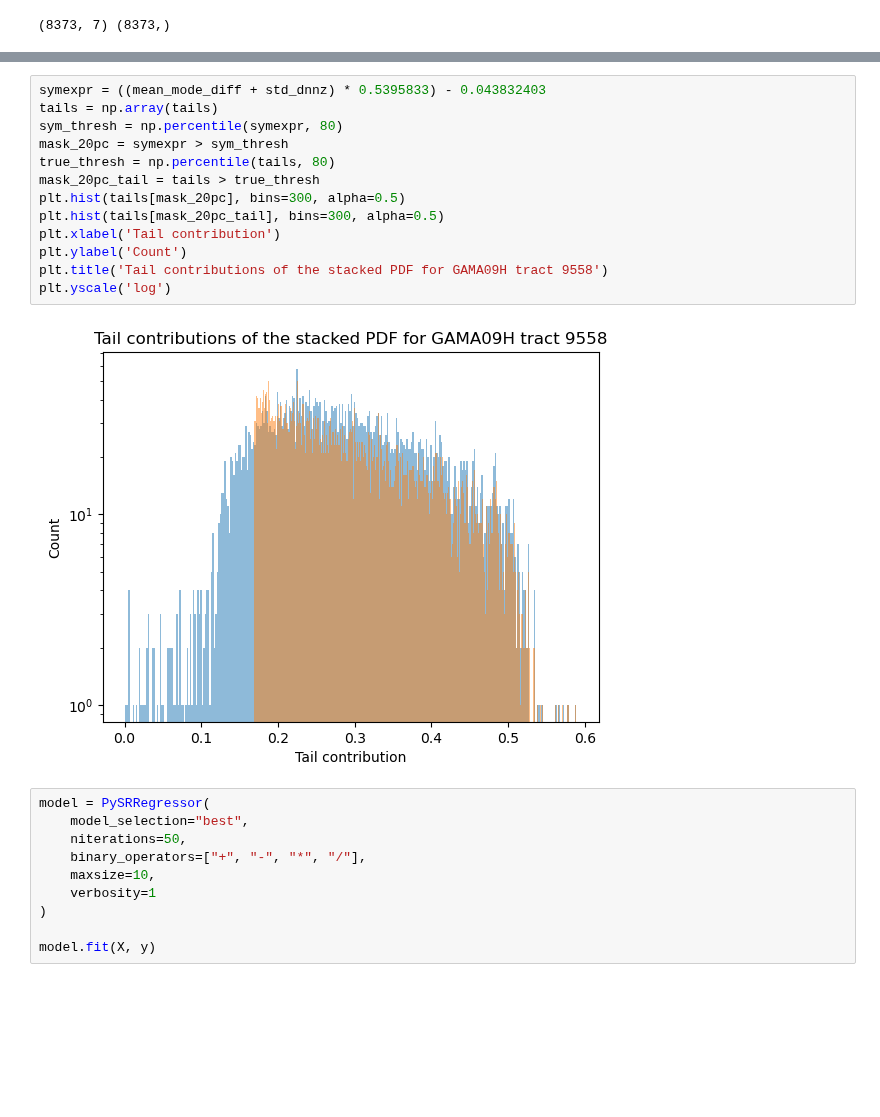
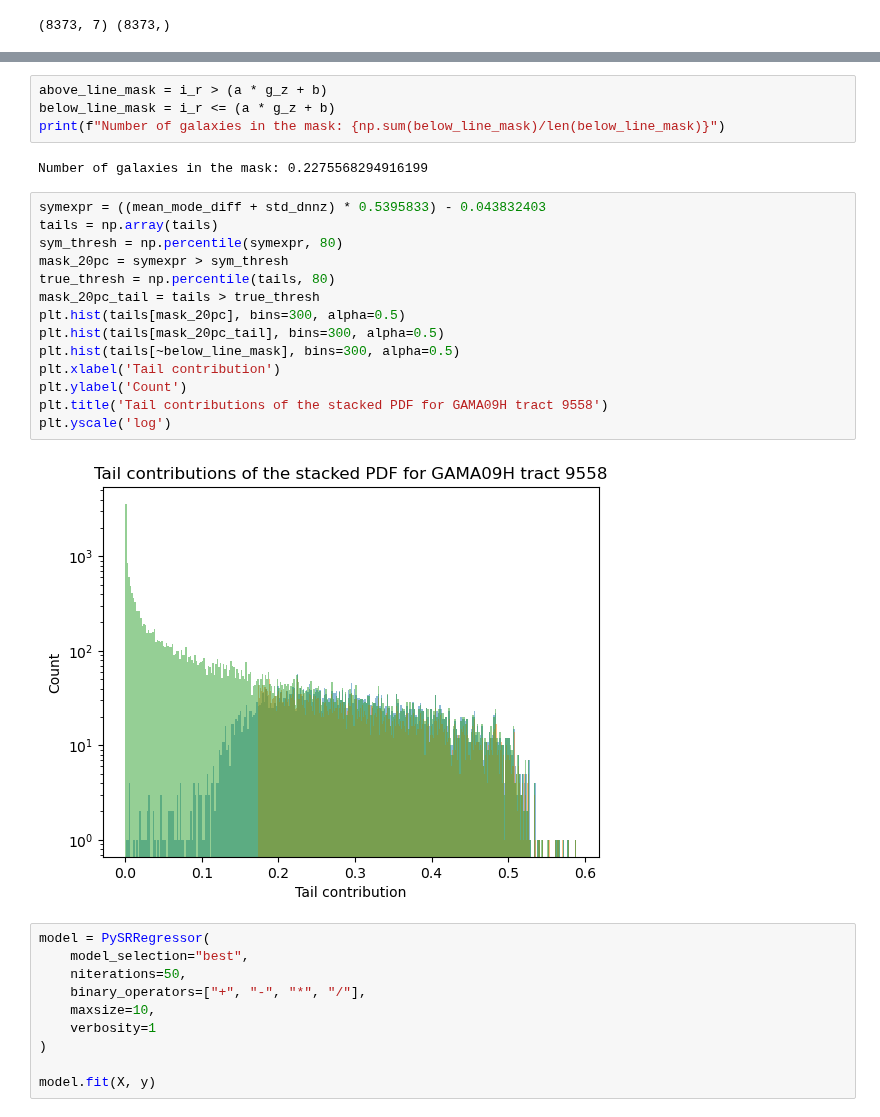
Before and after one commit to JeanCHDJdev/desi-y3-hsc, a Jupyter notebook: src/photoz_cuts/photoz_pdfdnnz_cut.ipynb, the cells around one changed output, grey strips where cells are left out. Cells and saved outputs as stored; diff of their text form; blank space fills up the shorter version.

```diff
--- a/src/photoz_cuts/photoz_pdfdnnz_cut.ipynb
+++ b/src/photoz_cuts/photoz_pdfdnnz_cut.ipynb
@@ -179,18 +318,25 @@ plt.scatter(tails, filt_z['dnnz_photoz_best'], s=0.1, alpha=0.5)
+# %%
+above_line_mask = i_r > (a * g_z + b)
+below_line_mask = i_r <= (a * g_z + b)
+print(f"Number of galaxies in the mask: {np.sum(below_line_mask)/len(below_line_mask)}")
+# %% [output]
+Number of galaxies in the mask: 0.2275568294916199
 # %%
 symexpr = ((mean_mode_diff + std_dnnz) * 0.5395833) - 0.043832403
 tails = np.array(tails)
 sym_thresh = np.percentile(symexpr, 80)
 mask_20pc = symexpr > sym_thresh
 true_thresh = np.percentile(tails, 80)
 mask_20pc_tail = tails > true_thresh
 plt.hist(tails[mask_20pc], bins=300, alpha=0.5)
 plt.hist(tails[mask_20pc_tail], bins=300, alpha=0.5)
+plt.hist(tails[~below_line_mask], bins=300, alpha=0.5)
 plt.xlabel('Tail contribution')
 plt.ylabel('Count')
 plt.title('Tail contributions of the stacked PDF for GAMA09H tract 9558')
 plt.yscale('log')
 # %% [output]
-[figure, old version]
+[figure, new version]
 # %%
 model = PySRRegressor(
     model_selection="best",
```
Also changed, not shown: parts of 5 cells of this notebook, 2 other files.
